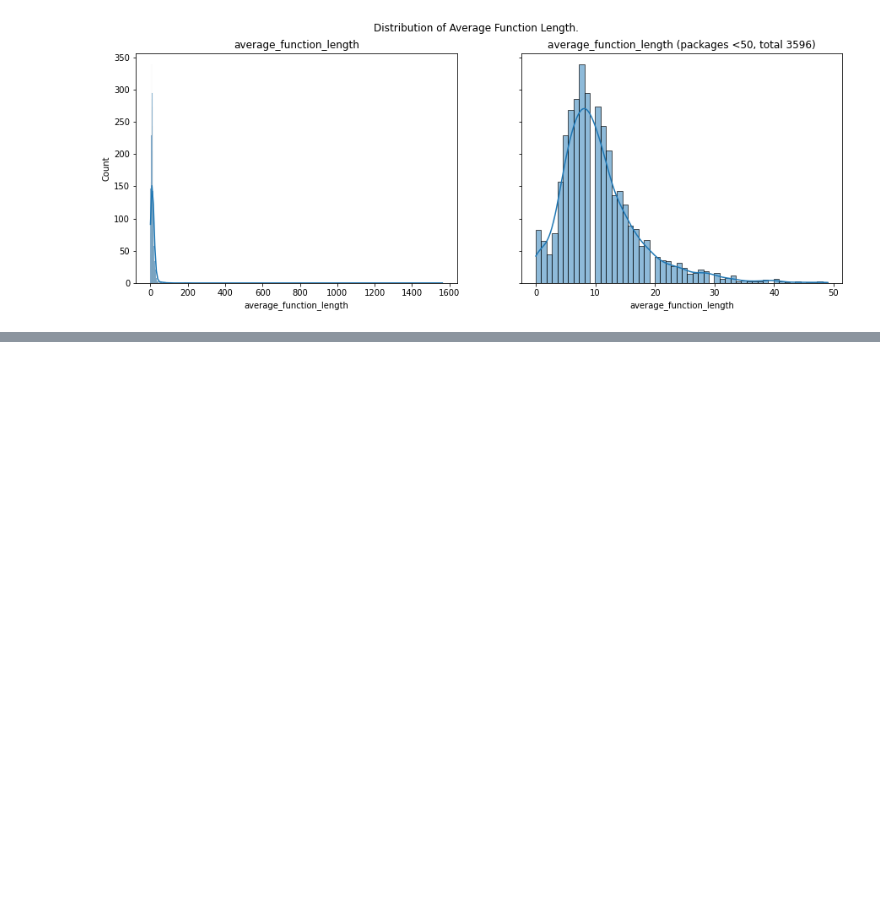
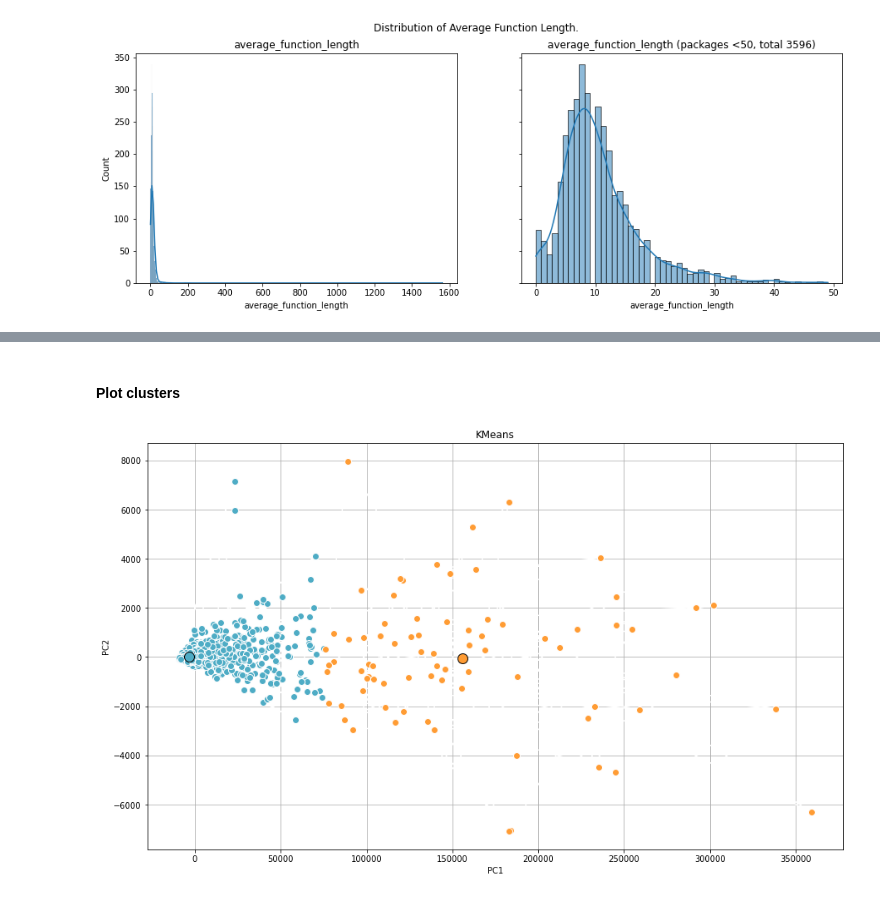
Before and after one commit to plaguss/top_pypi_source_code_stats, a Jupyter notebook: notebooks/reducto.ipynb, the cells around one changed output, grey strips where cells are left out. Cells and saved outputs as stored; diff of their text form; code cells hidden in the pictures; blank space fills up the shorter version.

Commit message:
feat: add sample of kmeans clusters

```diff
--- a/notebooks/reducto.ipynb
+++ b/notebooks/reducto.ipynb
@@ -100,0 +99,8 @@ viz.plot_average_function_length()
+# %% [markdown]
+#### Plot clusters
+# %%
+importlib.reload(bf)
+importlib.reload(viz)
+viz.plot_clusters(bf.get_pc(bf.get_reducto_reports_relative(), standardize=False))
+# %% [output]
+[figure, added]
```
Also changed, not shown: parts of 2 cells of this notebook.
